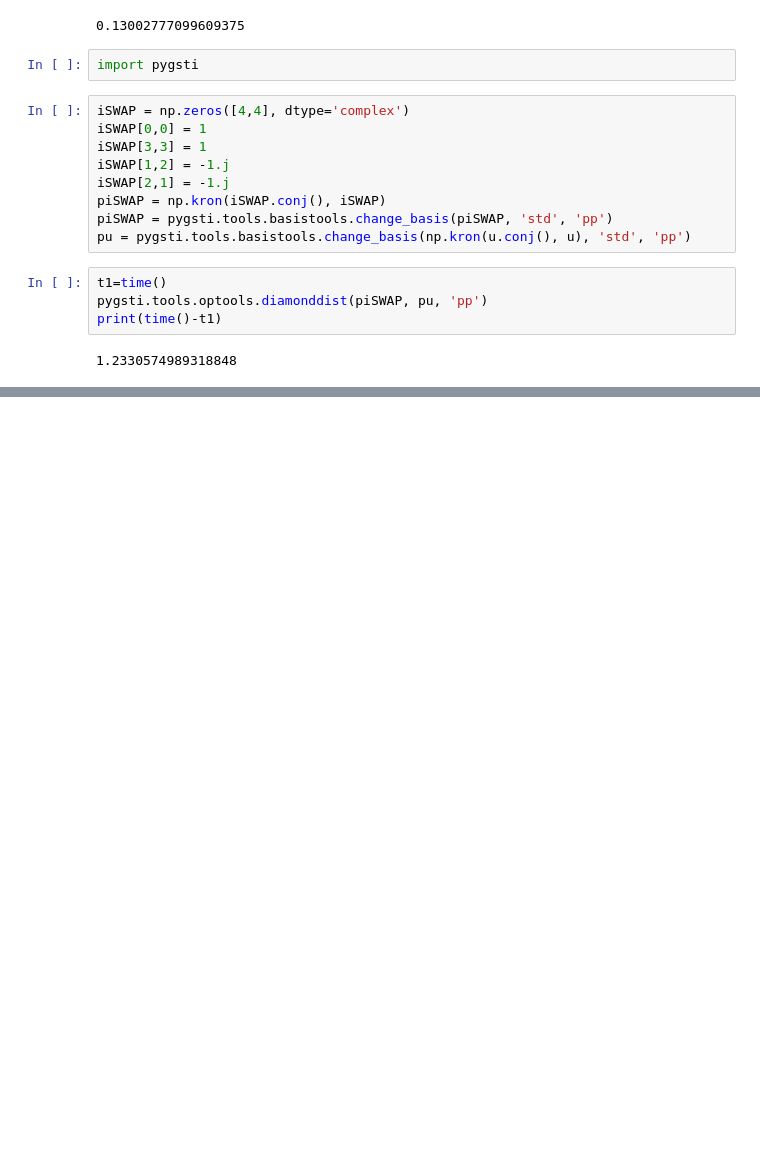
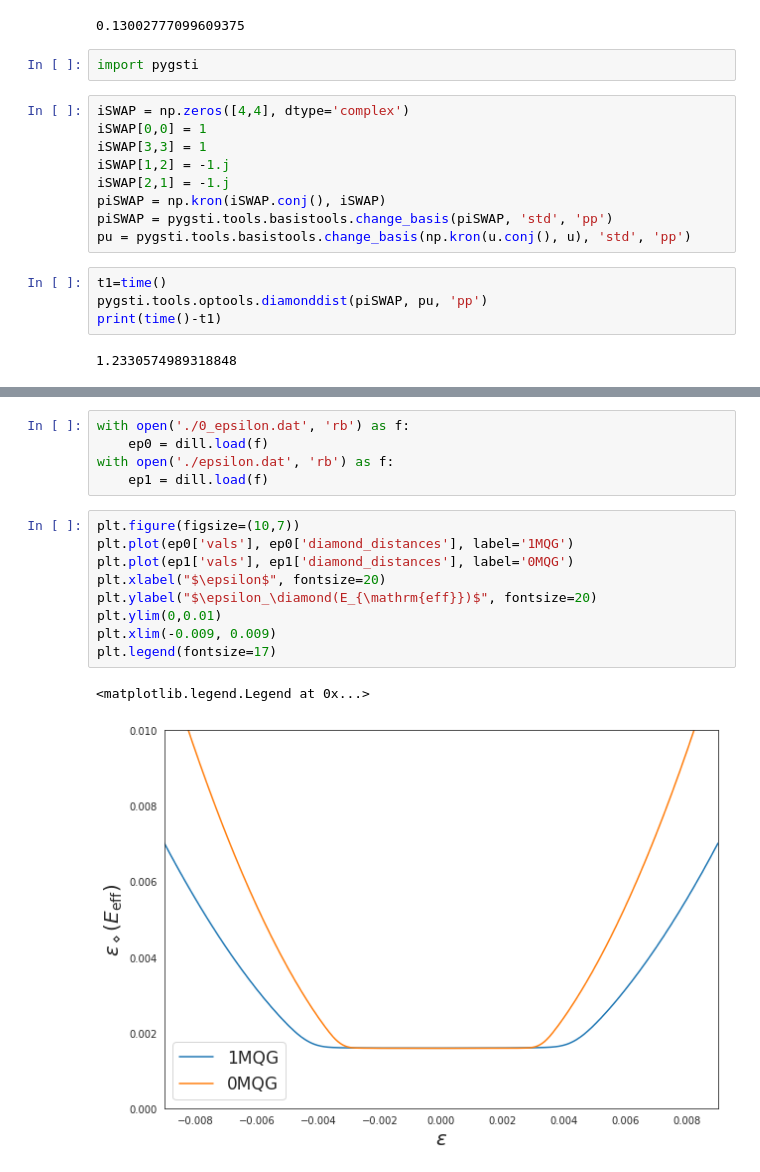
Before and after one commit to ampolloreno/decorrelating_errors, a Jupyter notebook: code/Plots.ipynb, the cells around one changed output, grey strips where cells are left out. Cells and saved outputs as stored; diff of their text form; blank space fills up the shorter version.

```diff
--- a/code/Plots.ipynb
+++ b/code/Plots.ipynb
@@ -157,0 +173,17 @@ print(time()-t1)
+# %%
+with open('./0_epsilon.dat', 'rb') as f:
+    ep0 = dill.load(f)
+with open('./epsilon.dat', 'rb') as f:
+    ep1 = dill.load(f)
+# %%
+plt.figure(figsize=(10,7))
+plt.plot(ep0['vals'], ep0['diamond_distances'], label='1MQG')
+plt.plot(ep1['vals'], ep1['diamond_distances'], label='0MQG')
+plt.xlabel("$\epsilon$", fontsize=20)
+plt.ylabel("$\epsilon_\diamond(E_{\mathrm{eff}})$", fontsize=20)
+plt.ylim(0,0.01)
+plt.xlim(-0.009, 0.009)
+plt.legend(fontsize=17)
+# %% [output]
+<matplotlib.legend.Legend at 0x...>
+[figure, added]
```
Also changed, not shown: parts of 4 cells of this notebook, 2 other files.
